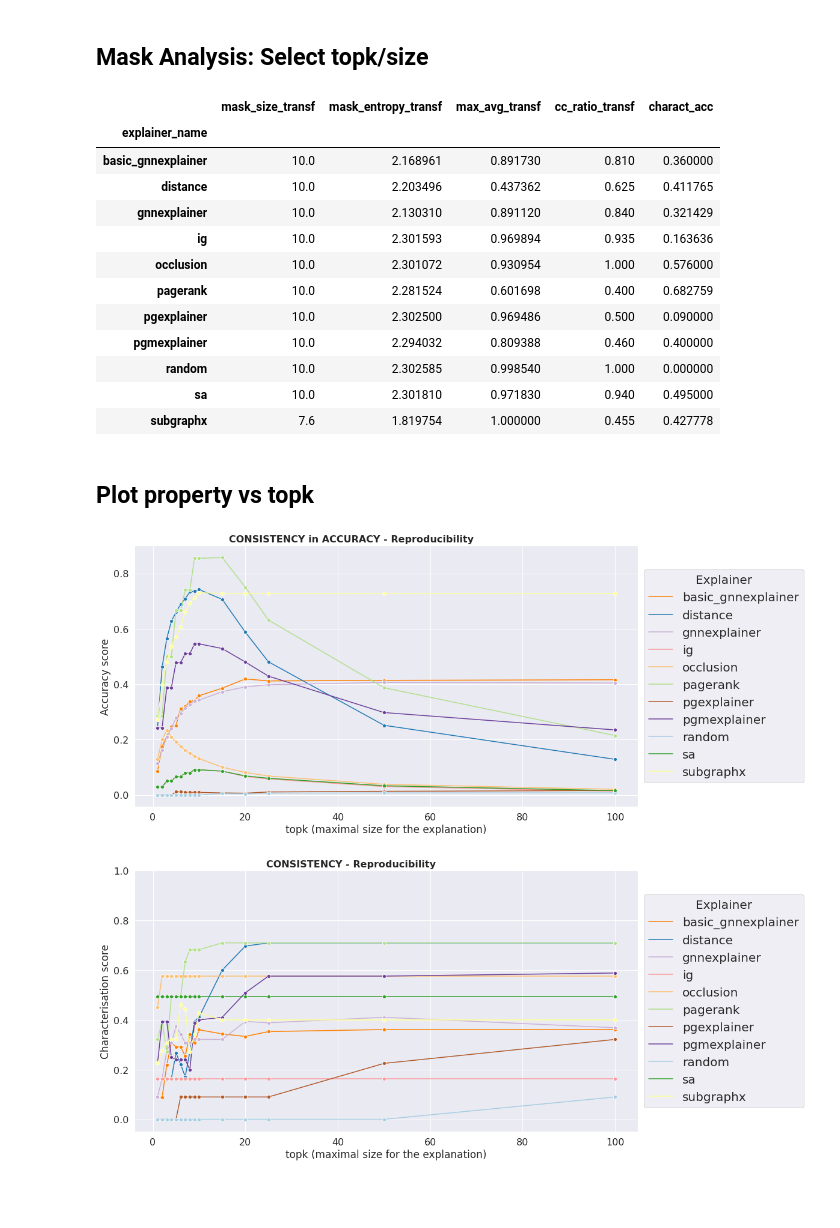
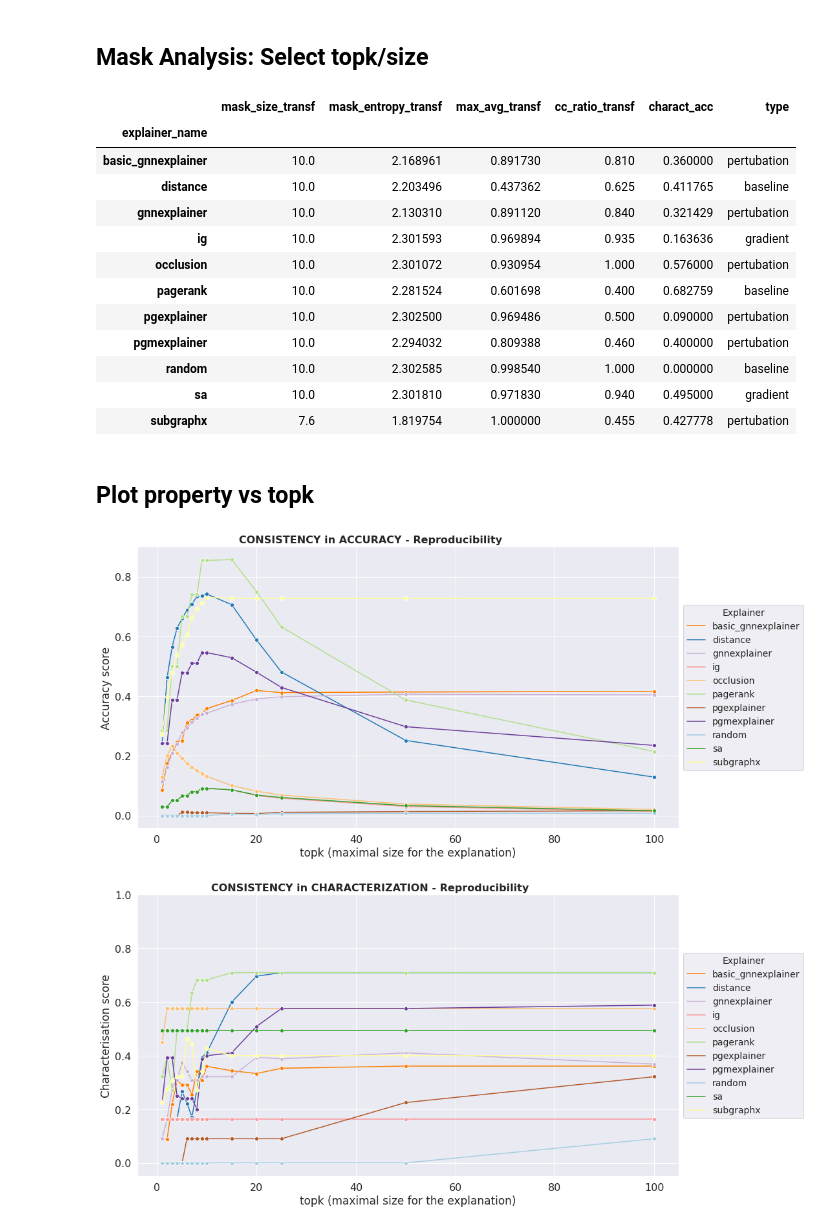
Before and after one commit to GraphFramEx/graphframex, a Jupyter notebook: notebooks/Mask_Analysis.ipynb, the cells around one changed output. Drawn from its saved outputs; the diff is of its cells as text; code cells hidden in the pictures; blank space fills up the shorter version.

```diff
--- a/notebooks/Mask_Analysis.ipynb
+++ b/notebooks/Mask_Analysis.ipynb
@@ -23,7 +23,7 @@ dict_color = {"random":pal[0], "distance":pal[1], "pagerank":pal[2], "sa": pal[3
               "basic_gnnexplainer": pal[7], "gnnexplainer": pal[8],
               "pgmexplainer":pal[9], "subgraphx": pal[10], "pgexplainer": pal[11]}
 # %%
-sns.set_context("notebook", rc={"legend.fontsize":20, "legend.title_fontsize":20,
+sns.set_context("notebook", rc={"legend.fontsize":14, "legend.title_fontsize":14,
                                 "axes.titlesize":19,"axes.labelsize":17,
                                "xtick.labelsize" : 16, "ytick.labelsize" : 16})
 # %%
@@ -122,27 +122,27 @@ df_gen
 topk_val = 10
 # %%
 df_gen = df_res[df_res.topk==topk_val]
-df_gen = df_gen[["explainer_name", "mask_size_transf", "mask_entropy_transf", "max_avg_transf", 'cc_ratio_transf', "charact_acc"]]
+df_gen = df_gen[["explainer_name", "mask_size_transf", "mask_entropy_transf", "max_avg_transf", 'cc_ratio_transf', "charact_acc", "type"]]
 df_gen = df_gen.groupby(['explainer_name']).agg(mean_str)
 df_gen
 # %% [output]
-|  | mask_size_transf | mask_entropy_transf | max_avg_transf | cc_ratio_transf | charact_acc |
-| explainer_name |  |  |  |  |  |
-| basic_gnnexplainer | 10.0 | 2.168961 | 0.891730 | 0.810 | 0.360000 |
-| distance | 10.0 | 2.203496 | 0.437362 | 0.625 | 0.411765 |
-| gnnexplainer | 10.0 | 2.130310 | 0.891120 | 0.840 | 0.321429 |
-| ig | 10.0 | 2.301593 | 0.969894 | 0.935 | 0.163636 |
-| occlusion | 10.0 | 2.301072 | 0.930954 | 1.000 | 0.576000 |
-| pagerank | 10.0 | 2.281524 | 0.601698 | 0.400 | 0.682759 |
-| pgexplainer | 10.0 | 2.302500 | 0.969486 | 0.500 | 0.090000 |
-| pgmexplainer | 10.0 | 2.294032 | 0.809388 | 0.460 | 0.400000 |
-| random | 10.0 | 2.302585 | 0.998540 | 1.000 | 0.000000 |
-| sa | 10.0 | 2.301810 | 0.971830 | 0.940 | 0.495000 |
-| subgraphx | 7.6 | 1.819754 | 1.000000 | 0.455 | 0.427778 |
+|  | mask_size_transf | mask_entropy_transf | max_avg_transf | cc_ratio_transf | charact_acc | type |
+| explainer_name |  |  |  |  |  |  |
+| basic_gnnexplainer | 10.0 | 2.168961 | 0.891730 | 0.810 | 0.360000 | pertubation |
+| distance | 10.0 | 2.203496 | 0.437362 | 0.625 | 0.411765 | baseline |
+| gnnexplainer | 10.0 | 2.130310 | 0.891120 | 0.840 | 0.321429 | pertubation |
+| ig | 10.0 | 2.301593 | 0.969894 | 0.935 | 0.163636 | gradient |
+| occlusion | 10.0 | 2.301072 | 0.930954 | 1.000 | 0.576000 | pertubation |
+| pagerank | 10.0 | 2.281524 | 0.601698 | 0.400 | 0.682759 | baseline |
+| pgexplainer | 10.0 | 2.302500 | 0.969486 | 0.500 | 0.090000 | pertubation |
+| pgmexplainer | 10.0 | 2.294032 | 0.809388 | 0.460 | 0.400000 | pertubation |
+| random | 10.0 | 2.302585 | 0.998540 | 1.000 | 0.000000 | baseline |
+| sa | 10.0 | 2.301810 | 0.971830 | 0.940 | 0.495000 | gradient |
+| subgraphx | 7.6 | 1.819754 | 1.000000 | 0.455 | 0.427778 | pertubation |
 # %% [markdown]
 ## Plot property vs topk
 # %%
-df_gen = df_res[["explainer_name", "topk", "mask_size_transf", "mask_entropy_transf", "max_avg_transf", 'cc_ratio_transf', "f1_score", "charact_acc"]]
+df_gen = df_res[["explainer_name", "topk", "mask_size_transf", "mask_entropy_transf", "max_avg_transf", 'cc_ratio_transf', "f1_score", "charact_acc", "type"]]
 # %%
 fig, ax = plt.subplots(figsize=(15,8))
 
@@ -157,23 +157,23 @@ plt.xlabel("topk (maximal size for the explanation)")
 plt.ylabel("Accuracy score")
 plt.show()
 # %% [output]
-[figure, old version]
+[figure, new version]
 # %%
 fig, ax = plt.subplots(figsize=(15,8))
 
 g = sns.lineplot(data=df_gen, x="topk", y="charact_acc",
     hue="explainer_name", palette=dict_color, marker="o", ax=ax)
 
-plt.title('CONSISTENCY - Reproducibility', fontsize=16, weight='bold', x=0.43)
+plt.title('CONSISTENCY in CHARACTERIZATION - Reproducibility', fontsize=16, weight='bold', x=0.43)
 # Put the legend out of the figure
 g.legend(loc='center left', bbox_to_anchor=(1, 0.5), title="Explainer")
 
 plt.ylim(-0.05,1)
 plt.xlabel("topk (maximal size for the explanation)")
 plt.ylabel("Characterisation score")
 plt.show()
 # %% [output]
-[figure, old version]
+[figure, new version]
 # %%
 fig, ax = plt.subplots(figsize=(15,8))
 
```
Also changed, not shown: parts of 9 cells of this notebook, 51 other files.
